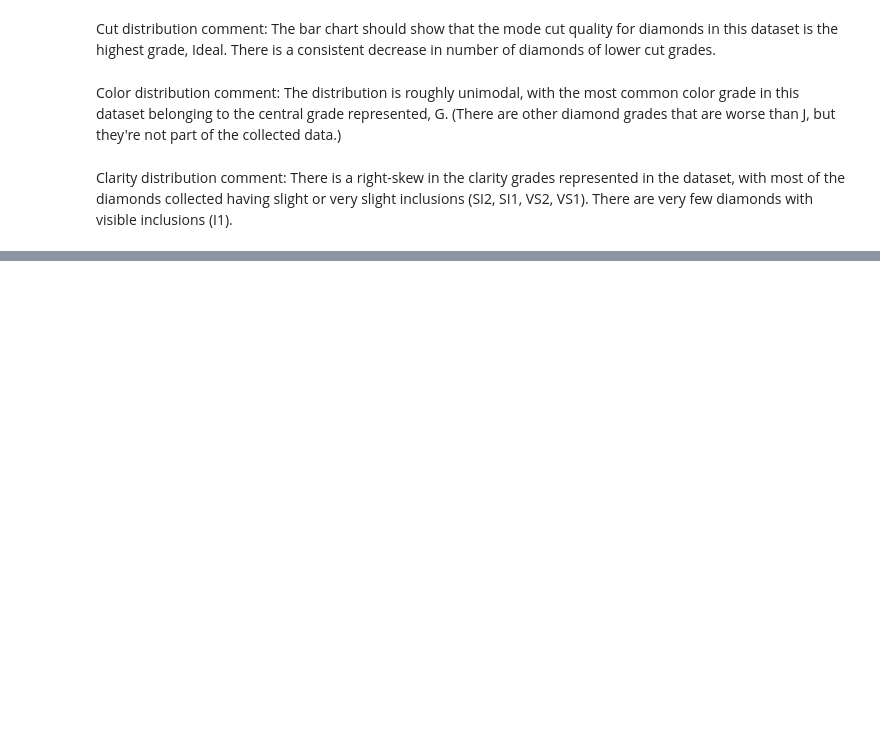
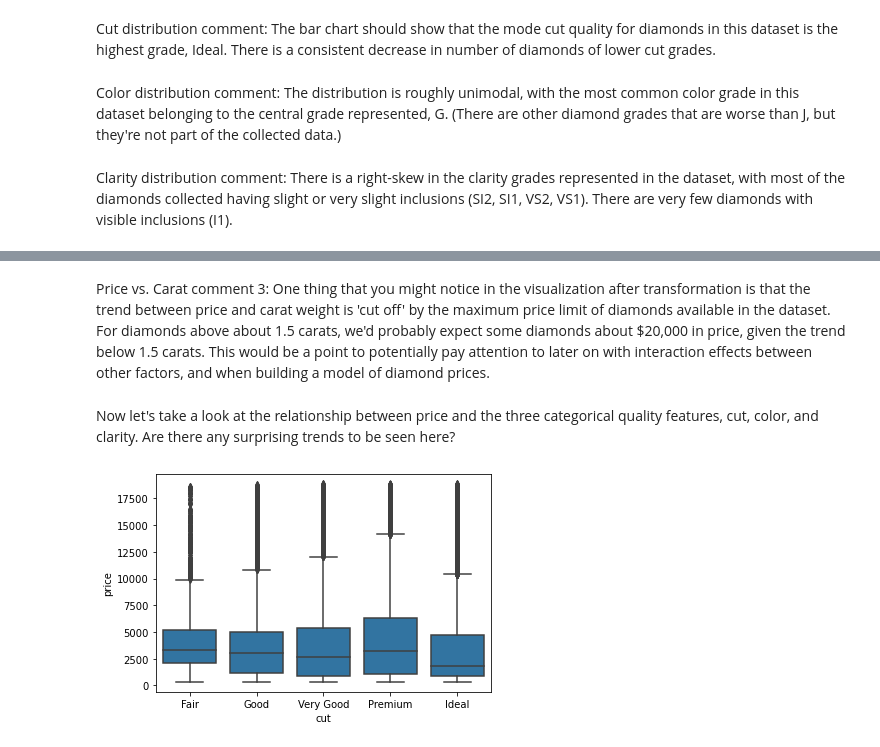
Before and after one commit to leqilu67/diamonds_study, a Jupyter notebook: diamond_study.ipynb, the cells around one changed output, grey strips where cells are left out. Saved outputs shown, nothing was run; the diff lists cells and outputs as text; code cells hidden in the pictures; blank space fills up the shorter version.

Commit message:
bivariate exploration

```diff
--- a/diamond_study.ipynb
+++ b/diamond_study.ipynb
@@ -145,3 +145,18 @@ Cut distribution comment: The bar chart should show that the mode cut quality fo
 Color distribution comment: The distribution is roughly unimodal, with the most common color grade in this dataset belonging to the central grade represented, G. (There are other diamond grades that are worse than J, but they're not part of the collected data.)
 # %% [markdown]
 Clarity distribution comment: There is a right-skew in the clarity grades represented in the dataset, with most of the diamonds collected having slight or very slight inclusions (SI2, SI1, VS2, VS1). There are very few diamonds with visible inclusions (I1).
+# %%
+# convert cut, color, and clarity into ordered categorical types
+ordinal_var_dict = {'cut': ['Fair','Good','Very Good','Premium','Ideal'],
+                    'color': ['J', 'I', 'H', 'G', 'F', 'E', 'D'],
+                    'clarity': ['I1', 'SI2', 'SI1', 'VS2', 'VS1', 'VVS2', 'VVS1', 'IF']}
+
+for var in ordinal_var_dict:
+    pd_ver = pd.__version__.split(".")
+    if (int(pd_ver[0]) > 0) or (int(pd_ver[1]) >= 21): # v0.21 or later
+        ordered_var = pd.api.types.CategoricalDtype(ordered = True,
+                                                    categories = ordinal_var_dict[var])
+        diamonds[var] = diamonds[var].astype(ordered_var)
+    else: # pre-v0.21
+        diamonds[var] = diamonds[var].astype('category', ordered = True,
+                                             categories = ordinal_var_dict[var])
@@ -147,0 +173,10 @@ Clarity distribution comment: There is a right-skew in the clarity grades repres
+# %% [markdown]
+Price vs. Carat comment 3: One thing that you might notice in the visualization after transformation is that the trend between price and carat weight is 'cut off' by the maximum price limit of diamonds available in the dataset. For diamonds above about 1.5 carats, we'd probably expect some diamonds about $20,000 in price, given the trend below 1.5 carats. This would be a point to potentially pay attention to later on with interaction effects between other factors, and when building a model of diamond prices.
+# %% [markdown]
+Now let's take a look at the relationship between price and the three categorical quality features, cut, color, and clarity. Are there any surprising trends to be seen here?
+# %%
+# bivariate plots of price vs. cut, color, clarity
+base_color = sb.color_palette()[0]
+sb.boxplot(data=diamonds, x='cut', y='price', color=base_color);
+# %% [output]
+[figure, added]
```
Also changed, not shown: parts of 21 cells of this notebook.
